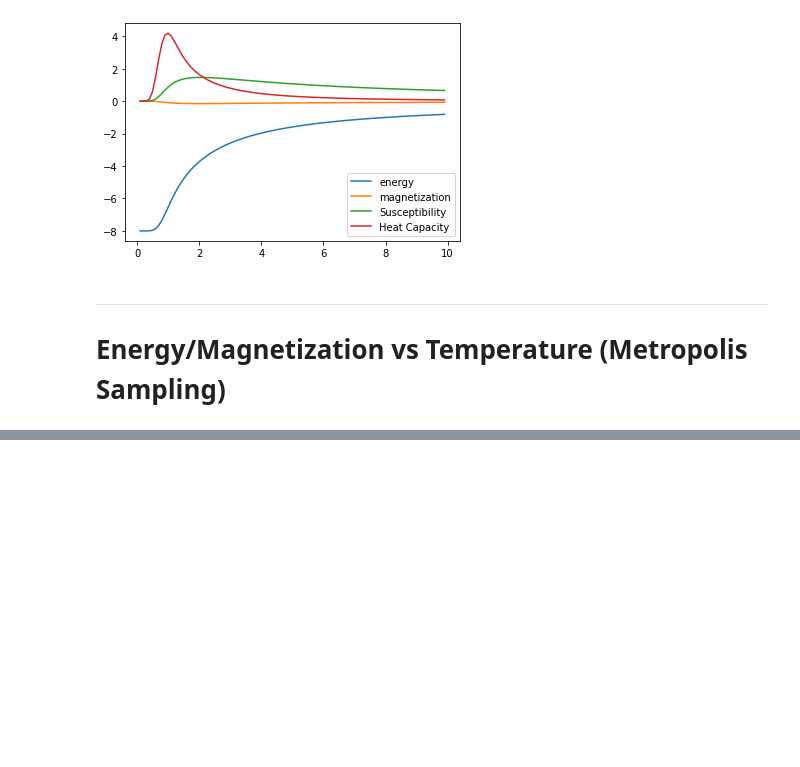
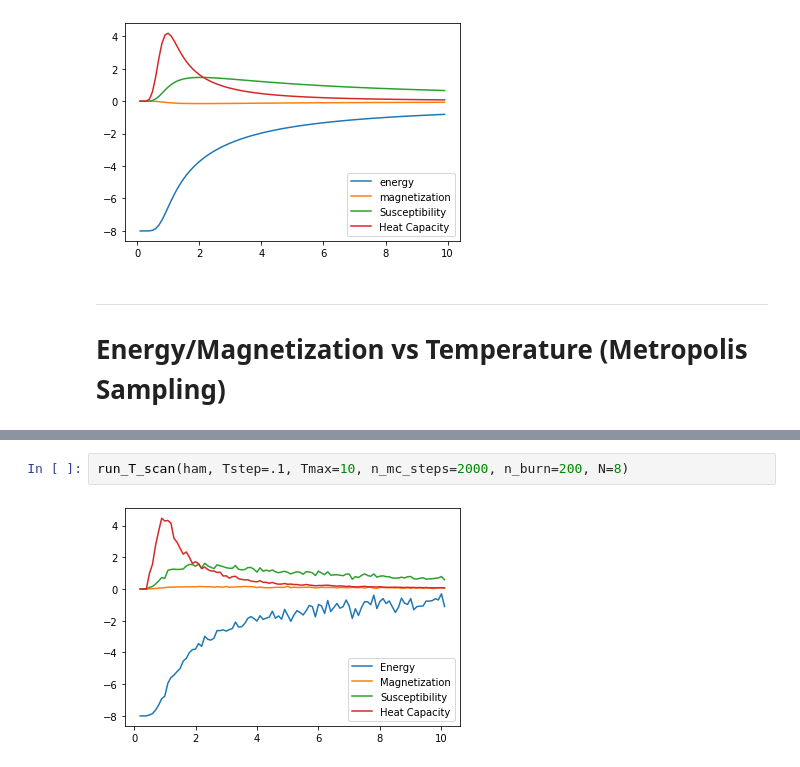
Before and after one commit to Reesem89/MonteCarlo, a Jupyter notebook: examples/ising.ipynb, the cells around one changed output, grey strips where cells are left out. Drawn from its saved outputs; the diff is of its cells as text; blank space fills up the shorter version.

```diff
--- a/examples/ising.ipynb
+++ b/examples/ising.ipynb
@@ -416,0 +291,4 @@ run_T_scan(ham, .1, 10, 10000, 1000)
+# %%
+run_T_scan(ham, Tstep=.1, Tmax=10, n_mc_steps=2000, n_burn=200, N=8)
+# %% [output]
+[figure, added]
```
Also changed, not shown: parts of 17 cells of this notebook, 1 other file.
